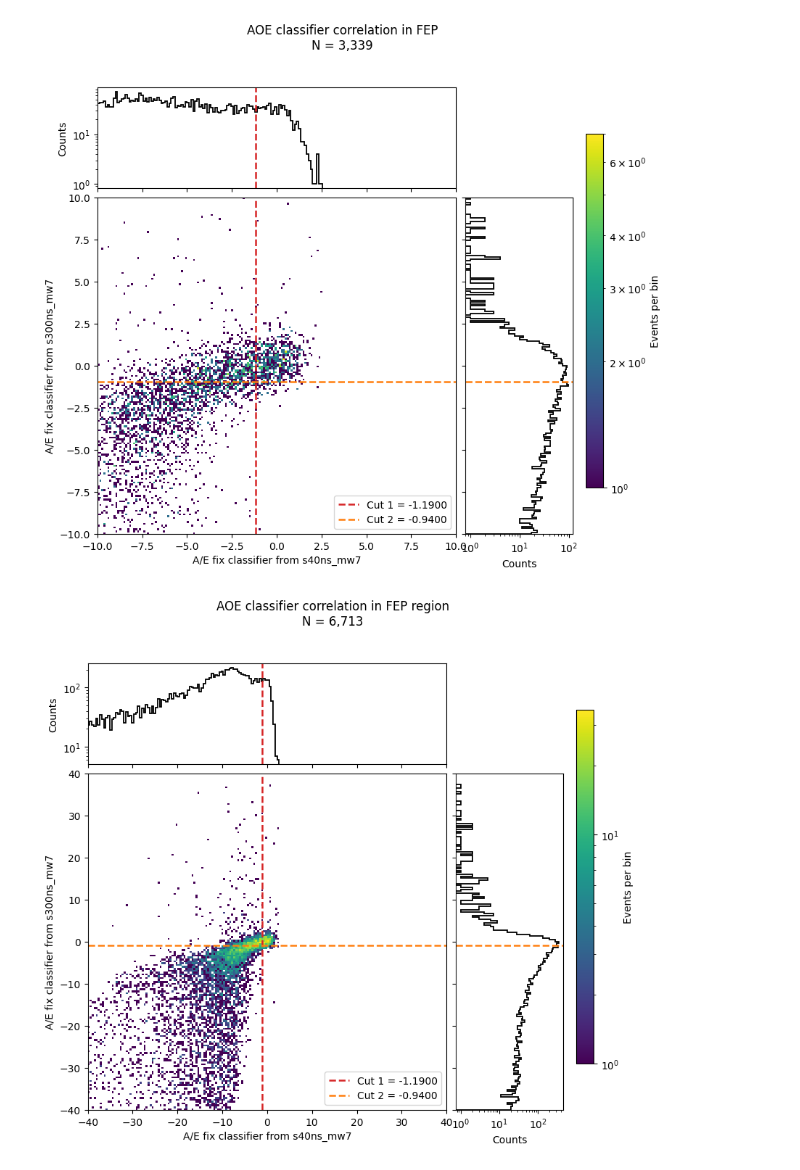
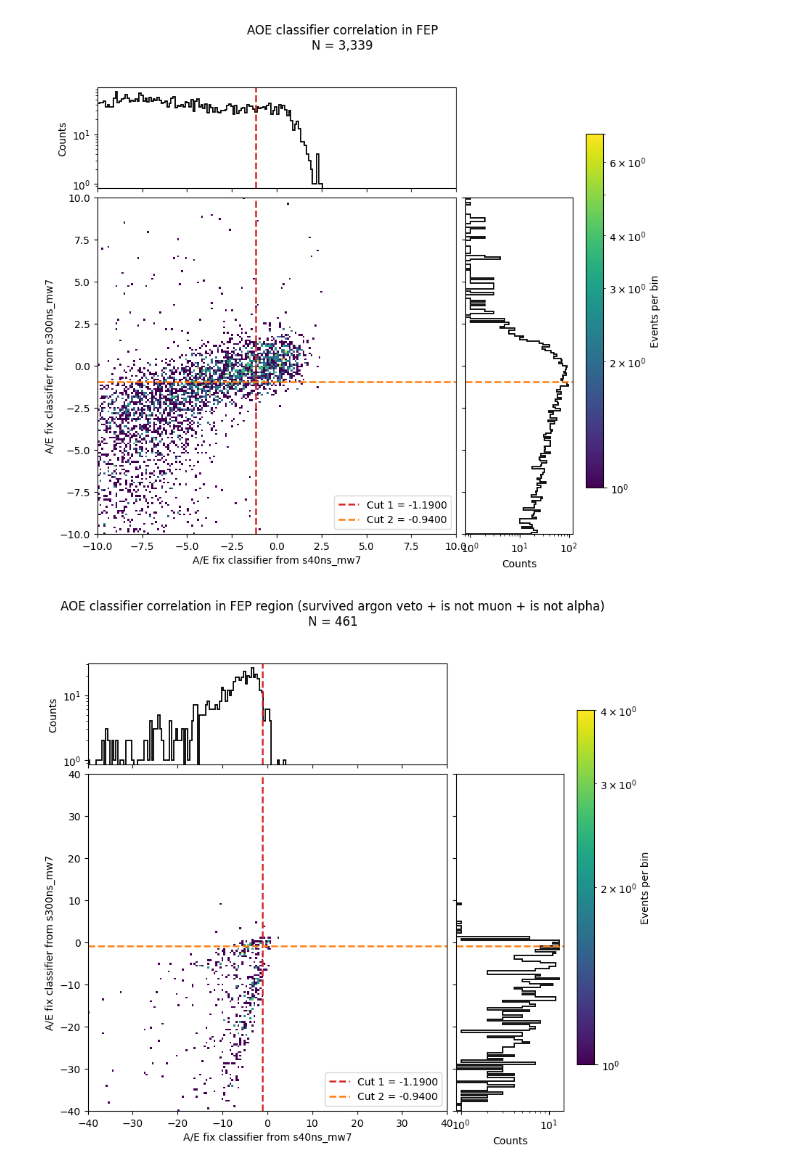
Before and after one commit to ZejunLi/AoverE_analysis, a Jupyter notebook: two_aoe_cuts/Event_tier_vetos.ipynb, the cells around one changed output. Cells and saved outputs as stored; diff of their text form; code cells hidden in the pictures.

```diff
--- a/two_aoe_cuts/Event_tier_vetos.ipynb
+++ b/two_aoe_cuts/Event_tier_vetos.ipynb
@@ -40,7 +40,7 @@ map_path('s100ns_mw5')
 ## select two configs to compare
 # %%
 run_1 = "s40ns_mw7"
-run_2 = "s60ns_mw7"
+run_2 = "s300ns_mw7"
 # %% [markdown]
 ## ROI
 # %% [markdown]
@@ -837,7 +843,7 @@ selection = (
     FEP_mask
     & np.isfinite(A_max_mw_o_E_Classifier_1)
     & np.isfinite(A_max_mw_o_E_Classifier_2)
-    & argon_veto
+    & ~argon_veto
     & ~muon_veto
     & alpha_veto
 )
@@ -1106,32 +1112,32 @@ legend_handles = [
     Line2D(
         [0], [0],
         color="tab:orange",
         linestyle="--",
         linewidth=1.8,
         label=f"Cut 2 = {cut_value_2:.4f}",
     ),
 ]
 
 ax_main.legend(
     handles=legend_handles,
     loc="lower right",
 )
 
 cbar = fig.colorbar(
     hist[3],
     ax=[ax_main, ax_top, ax_right],
     fraction=0.035,
     pad=0.025,
 )
 
 cbar.set_label("Events per bin")
 
 fig.suptitle(
-    f"AOE classifier correlation in FEP region\n"
+    f"AOE classifier correlation in FEP region (survived argon veto + is not muon + is not alpha)\n"
     f"N = {n_events_in_plot:,}",
     y=0.99,
 )
 
 plt.show()
 # %% [output]
-[figure, old version]
+[figure, new version]
```
Also changed, not shown: parts of 5 cells of this notebook, 2 other files.
